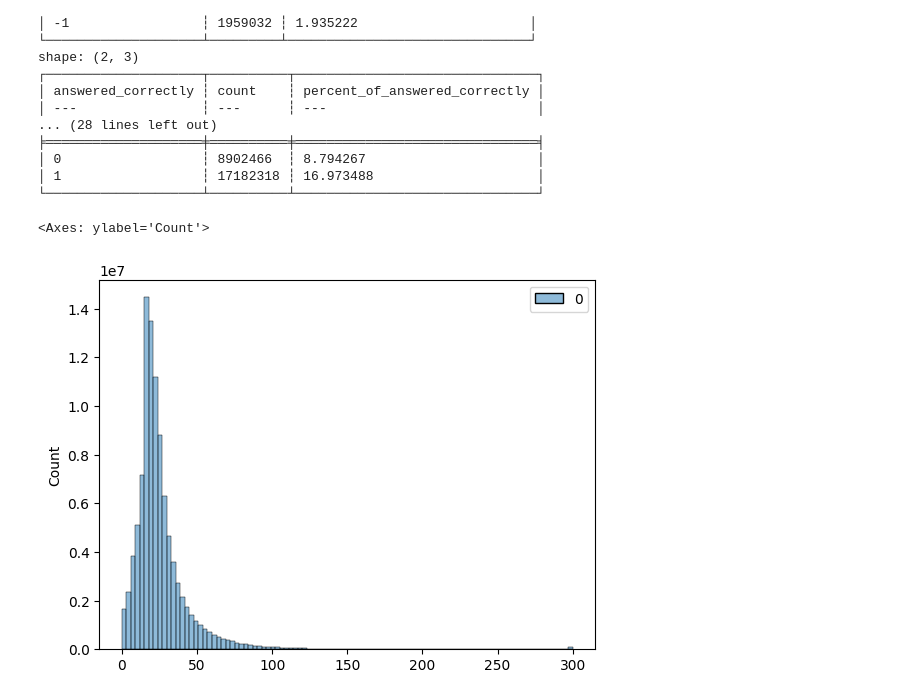
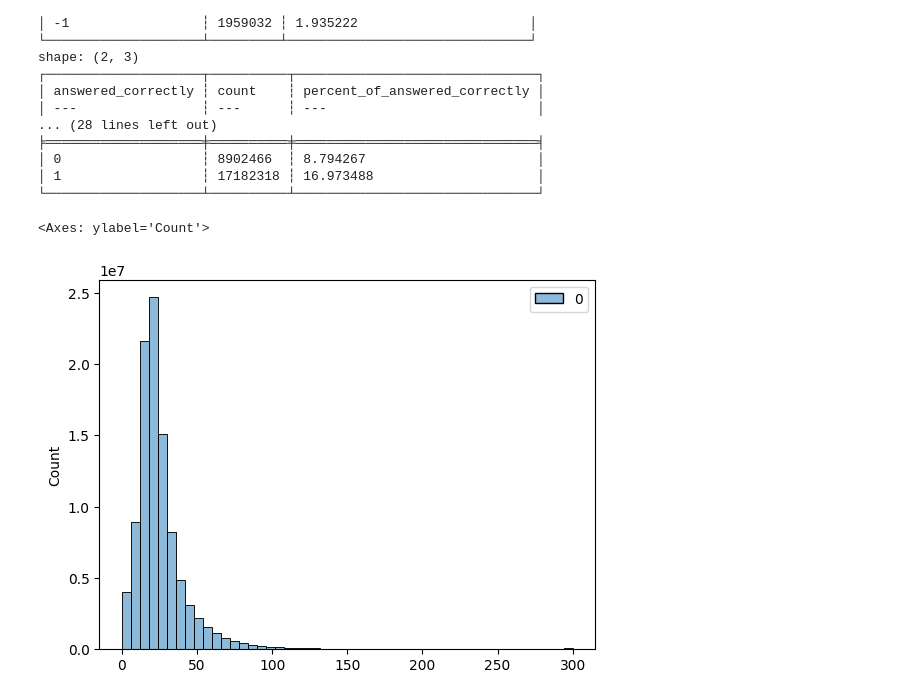
Before and after one commit to zinkin-s/MFTI_DS_Python_HW_3, a Jupyter notebook: notebook.ipynb, the cells around one changed output. Saved outputs shown, nothing was run; the diff lists cells and outputs as text; code cells hidden in the pictures.

```diff
--- a/notebook.ipynb
+++ b/notebook.ipynb
@@ -228,7 +228,7 @@ shape: (2, 3)
 └────────────────────┴──────────┴───────────────────────────────┘
 # %%
 ds = lf.select('prior_question_elapsed_time').collect(streaming=True) / 1000
-sns.histplot(data=ds, bins=100)
+sns.histplot(data=ds, bins=50)
 # %% [output]
 <Axes: ylabel='Count'>
-[figure, old version]
+[figure, new version]
```
